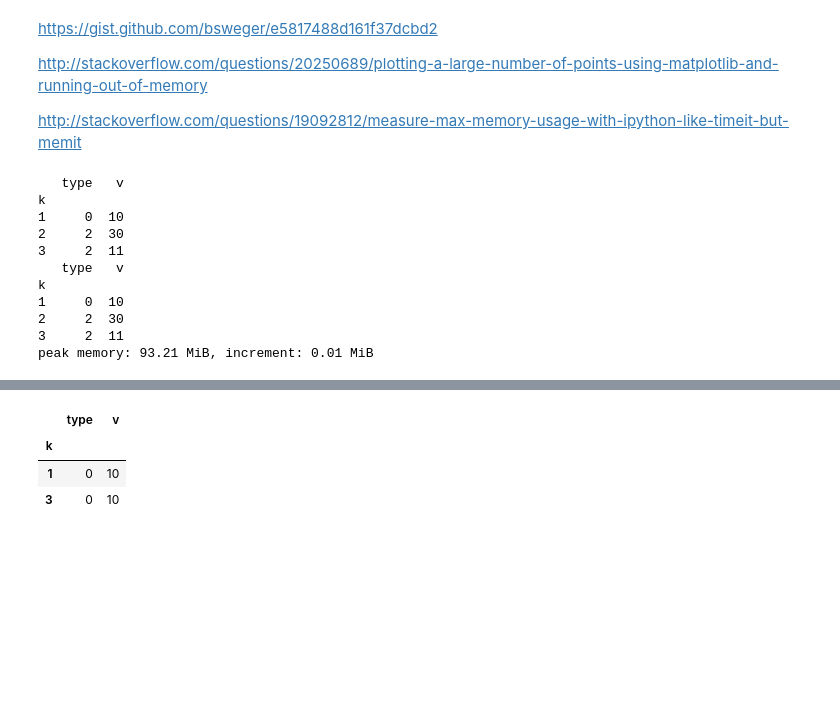
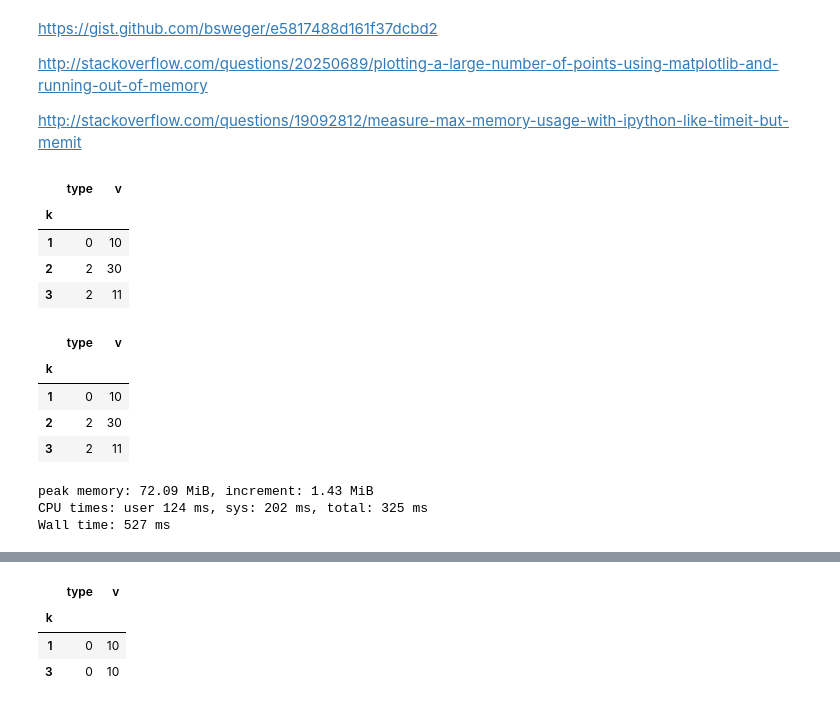
Before and after one commit to sidazhou/ipython_notes, a Jupyter notebook: notes.ipynb, the cells around one changed output, grey strips where cells are left out. Cells and saved outputs as stored; diff of their text form; code cells hidden in the pictures; blank space fills up the shorter version.

```diff
--- a/notes.ipynb
+++ b/notes.ipynb
@@ -21,31 +21,33 @@ from IPython.display import display
 # %%
 %%time
 %%memit pass
 
 # custom groupby
 df = pd.DataFrame({'k': [1,1,2,2,3,3,3], 'v': [10,20,40,30,10,11,12], 'type':[0,0,0,2,0,2,2]})
 df.index = df.k
 df = df.drop('k',1)
 
 def myf(df):
     temp_df = df.loc[df['type'] == 2]
     if temp_df.empty:
         return df.iloc[0] # [0:1]
     else:
         return temp_df.iloc[0]
 
 df = df.groupby(df.index).apply(myf)
 
-print df
+display(df)
 # %% [output]
+|  | type | v |
+| k |  |  |
+| 1 | 0 | 10 |
+| 2 | 2 | 30 |
+| 3 | 2 | 11 |
+|  | type | v |
+| k |  |  |
+| 1 | 0 | 10 |
+| 2 | 2 | 30 |
+| 3 | 2 | 11 |
-   type   v
-k
-1     0  10
-2     2  30
-3     2  11
-   type   v
-k
-1     0  10
-2     2  30
-3     2  11
-peak memory: 93.21 MiB, increment: 0.01 MiB
+peak memory: 72.09 MiB, increment: 1.43 MiB
+CPU times: user 124 ms, sys: 202 ms, total: 325 ms
+Wall time: 527 ms
```
Also changed, not shown: parts of 1 cell of this notebook, 1 other file.
